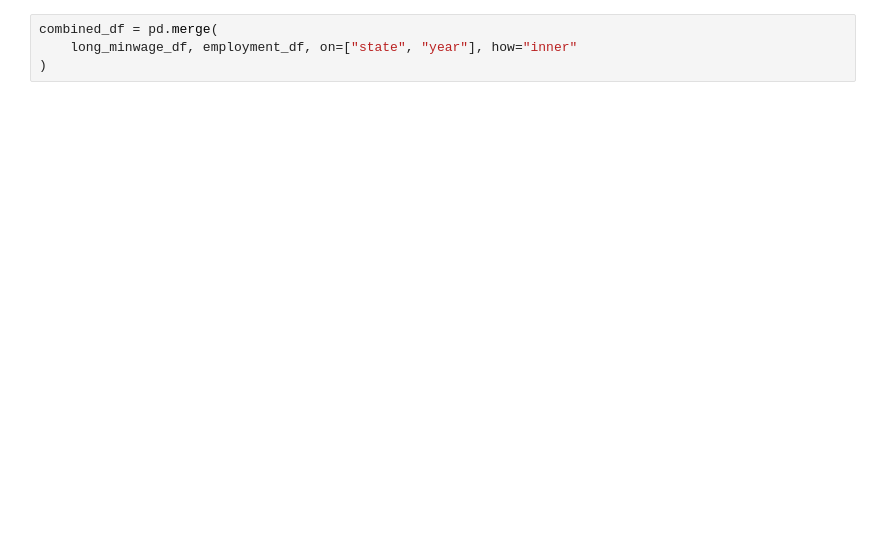
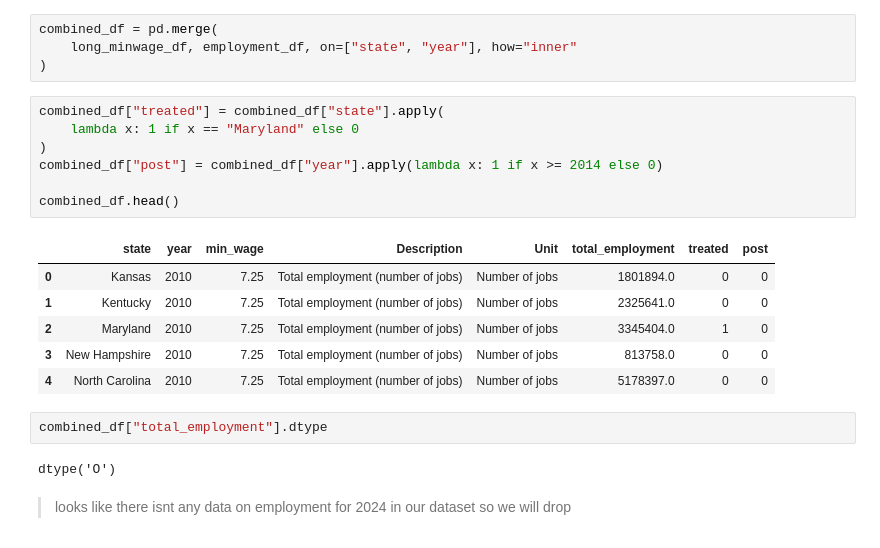
Before and after one commit to khaeuss808/UDS_FinalProject, a Jupyter notebook: FINALproject.ipynb, the cells around one changed output. Saved outputs shown, nothing was run; the diff lists cells and outputs as text; blank space fills up the shorter version.

```diff
--- a/FINALproject.ipynb
+++ b/FINALproject.ipynb
@@ -421,3 +430,23 @@ print(employment_df.shape)
 combined_df = pd.merge(
     long_minwage_df, employment_df, on=["state", "year"], how="inner"
 )
+# %%
+combined_df["treated"] = combined_df["state"].apply(
+    lambda x: 1 if x == "Maryland" else 0
+)
+combined_df["post"] = combined_df["year"].apply(lambda x: 1 if x >= 2014 else 0)
+
+combined_df.head()
+# %% [output]
+|  | state | year | min_wage | Description | Unit | total_employment | treated | post |
+| 0 | Kansas | 2010 | 7.25 | Total employment (number of jobs) | Number of jobs | 1801894.0 | 0 | 0 |
+| 1 | Kentucky | 2010 | 7.25 | Total employment (number of jobs) | Number of jobs | 2325641.0 | 0 | 0 |
+| 2 | Maryland | 2010 | 7.25 | Total employment (number of jobs) | Number of jobs | 3345404.0 | 1 | 0 |
+| 3 | New Hampshire | 2010 | 7.25 | Total employment (number of jobs) | Number of jobs | 813758.0 | 0 | 0 |
+| 4 | North Carolina | 2010 | 7.25 | Total employment (number of jobs) | Number of jobs | 5178397.0 | 0 | 0 |
+# %%
+combined_df["total_employment"].dtype
+# %% [output]
+dtype('O')
+# %% [markdown]
+> looks like there isnt any data on employment for 2024 in our dataset so we will drop
```
Also changed, not shown: parts of 34 cells of this notebook.
